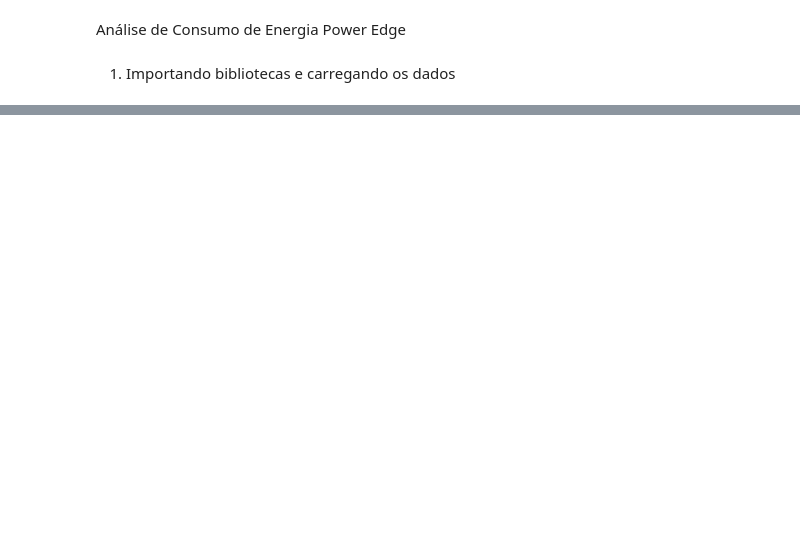
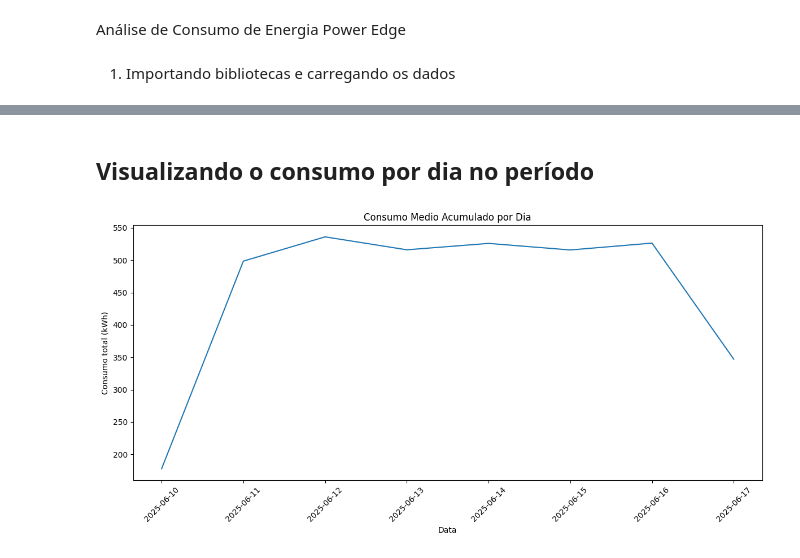
Before and after one commit to williamufpr/powermanager, a Jupyter notebook: powerTS.ipynb, the cells around one changed output, grey strips where cells are left out. Drawn from its saved outputs; the diff is of its cells as text; code cells hidden in the pictures; blank space fills up the shorter version.

```diff
--- a/powerTS.ipynb
+++ b/powerTS.ipynb
@@ -85,0 +64,21 @@ summary_statistics.iloc[0,1:]
+# %% [markdown]
+## Visualizando o consumo por dia no período
+# %%
+energy_raw['data'] = energy_raw['Date and time'].dt.date
+energy_raw['consumo_total'] = energy_raw[potavg_cols].sum(axis=1) * 0.25 / 1000
+
+consumo_dia = energy_raw.groupby('data')['consumo_total'].sum()
+
+# Plotagem dos dados
+
+plt.figure(figsize=(12, 6))
+sns.lineplot(data=consumo_dia)
+plt.title("Consumo Medio Acumulado por Dia")
+plt.ylabel("Consumo total (kWh)")
+plt.xlabel("Data")
+plt.xticks(rotation=45)
+plt.xticks(rotation=45)
+plt.tight_layout()
+plt.show()
+# %% [output]
+[figure, added]
```
Also changed, not shown: parts of 5 cells of this notebook.
